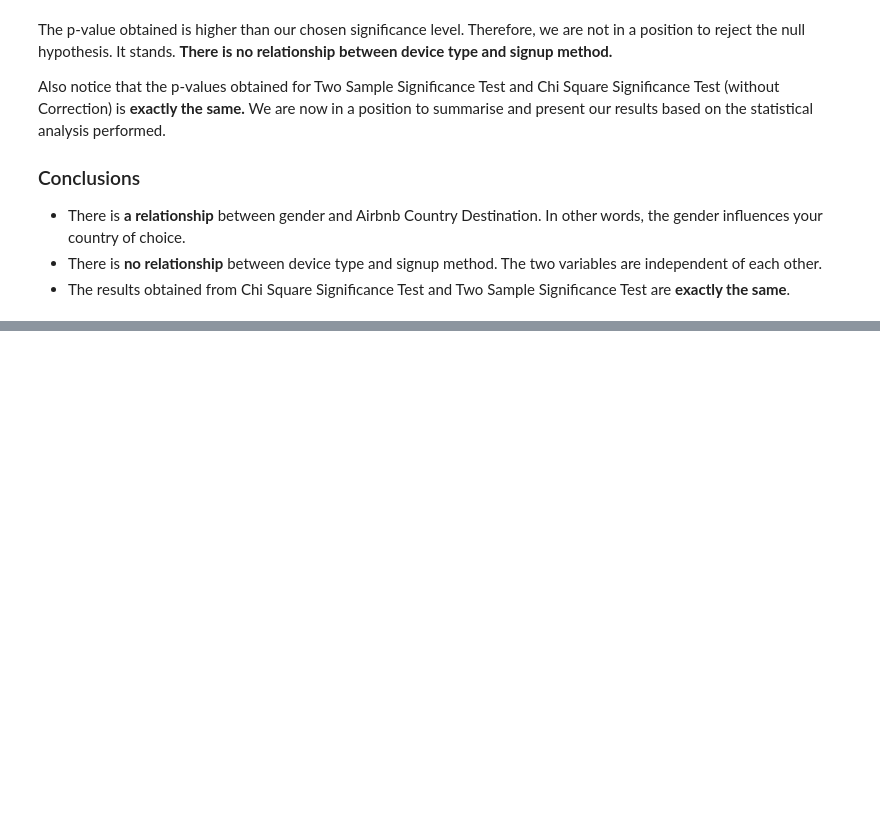
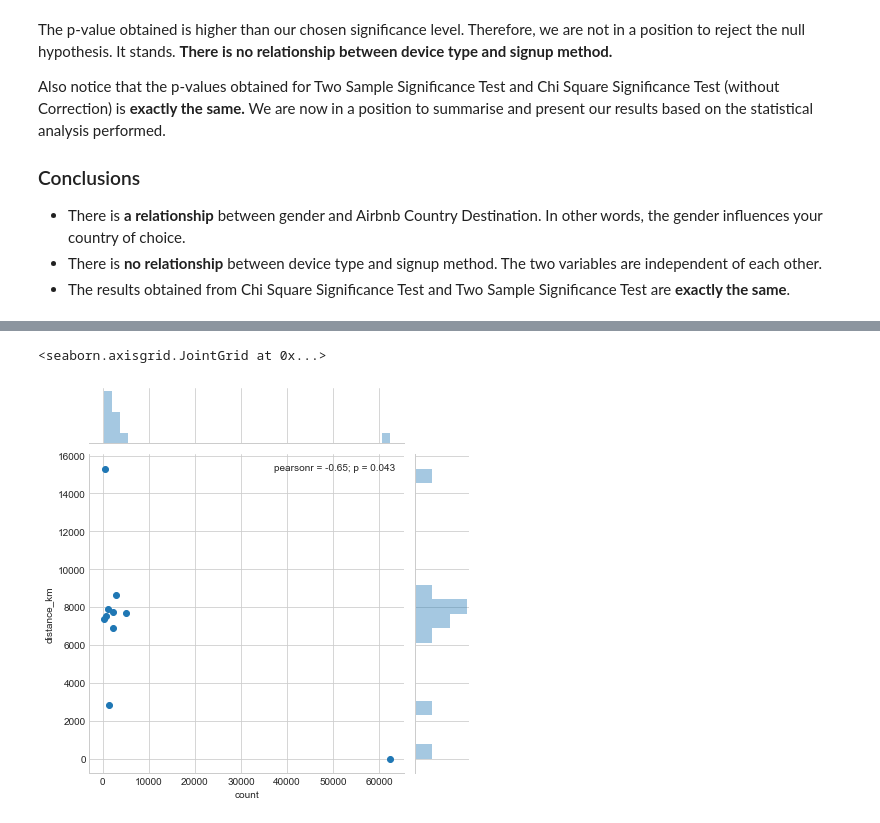
Before and after one commit to rounakbanik/airbnb, a Jupyter notebook: airbnb.ipynb, the cells around one changed output, grey strips where cells are left out. Cells and saved outputs as stored; diff of their text form; code cells hidden in the pictures; blank space fills up the shorter version.

```diff
--- a/airbnb.ipynb
+++ b/airbnb.ipynb
@@ -504,0 +545,18 @@ Also notice that the p-values obtained for Two Sample Significance Test and Chi
+# %%
+country_popularity = df_train[(df_train['country_destination'] != 'NDF') & (df_train['country_destination'] != 'other')]['country_destination'].value_counts()
+# %%
+country_distance = pd.Series(df_con['distance_km'])
+country_distance.index = df_con['country_destination']
+# %%
+language_distance = pd.Series(df_con['language_levenshtein_distance'])
+language_distance.index = df_con['country_destination']
+# %%
+country_area = pd.Series(df_con['destination_km2'])
+country_area.index = df_con['country_destination']
+# %%
+df_dp = pd.concat([country_popularity, country_distance, language_distance, country_area], axis=1)
+df_dp.columns = ['count', 'distance_km', 'language', 'area']
+sns.jointplot(x='count', y='distance_km', data=df_dp)
+# %% [output]
+<seaborn.axisgrid.JointGrid at 0x...>
+[figure, added]
```
Also changed, not shown: parts of 74 cells of this notebook, 1 other file.
